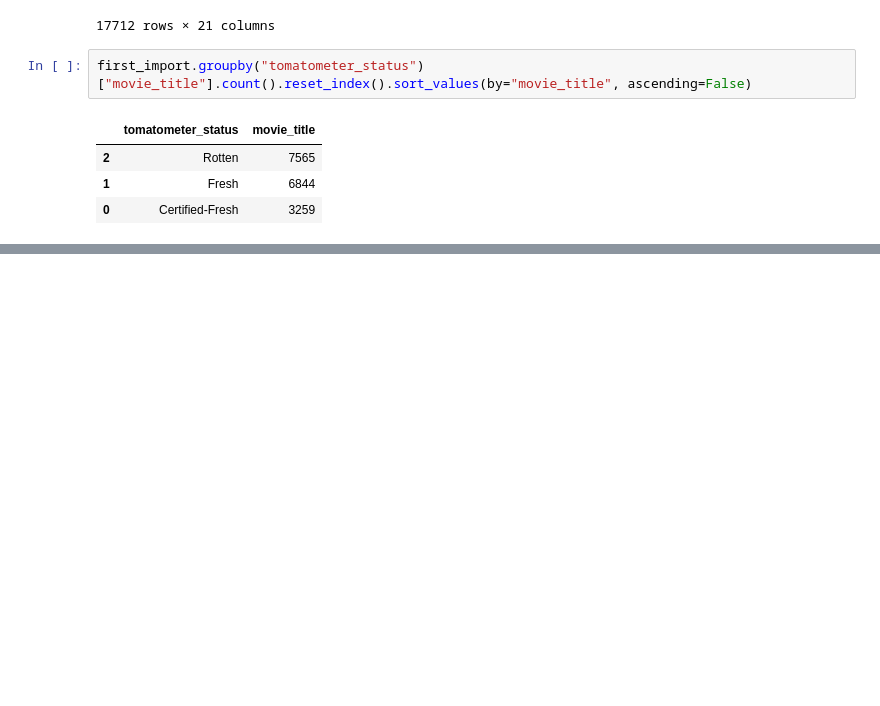
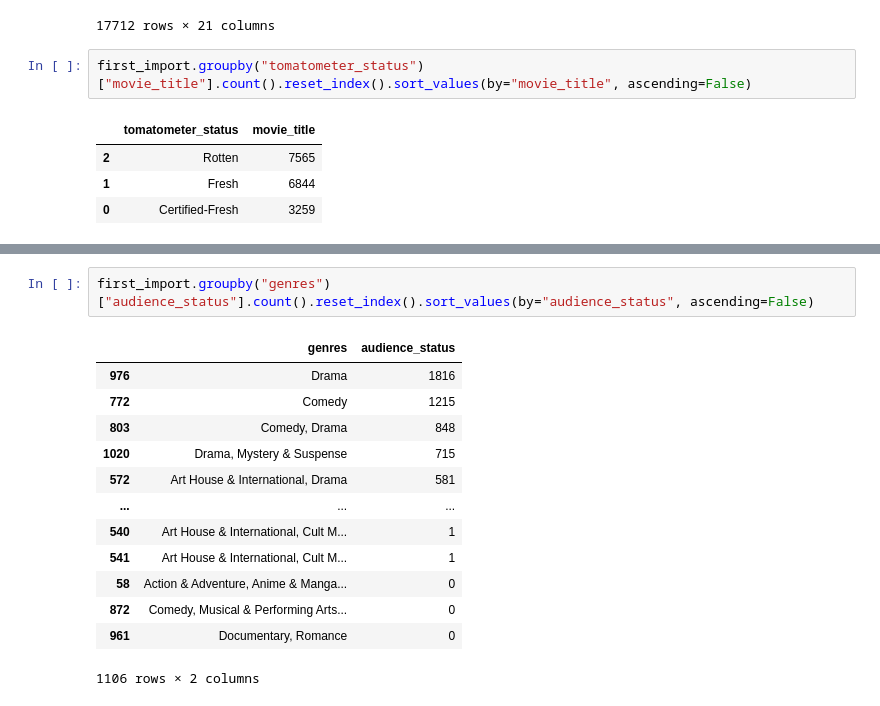
Before and after one commit to yusephs/Coursework, a Jupyter notebook: bisic.ipynb, the cells around one changed output, grey strips where cells are left out. Cells and saved outputs as stored; diff of their text form; blank space fills up the shorter version.

```diff
--- a/bisic.ipynb
+++ b/bisic.ipynb
@@ -258,0 +261,16 @@ first_import.groupby("tomatometer_status")["movie_title"].count().reset_index().
+# %%
+first_import.groupby("genres")["audience_status"].count().reset_index().sort_values(by="audience_status", ascending=False)
+# %% [output]
+|  | genres | audience_status |
+| 976 | Drama | 1816 |
+| 772 | Comedy | 1215 |
+| 803 | Comedy, Drama | 848 |
+| 1020 | Drama, Mystery & Suspense | 715 |
+| 572 | Art House & International, Drama | 581 |
+| ... | ... | ... |
+| 540 | Art House & International, Cult M... | 1 |
+| 541 | Art House & International, Cult M... | 1 |
+| 58 | Action & Adventure, Anime & Manga... | 0 |
+| 872 | Comedy, Musical & Performing Arts... | 0 |
+| 961 | Documentary, Romance | 0 |
+1106 rows × 2 columns
```
Also changed, not shown: parts of 5 cells of this notebook.
